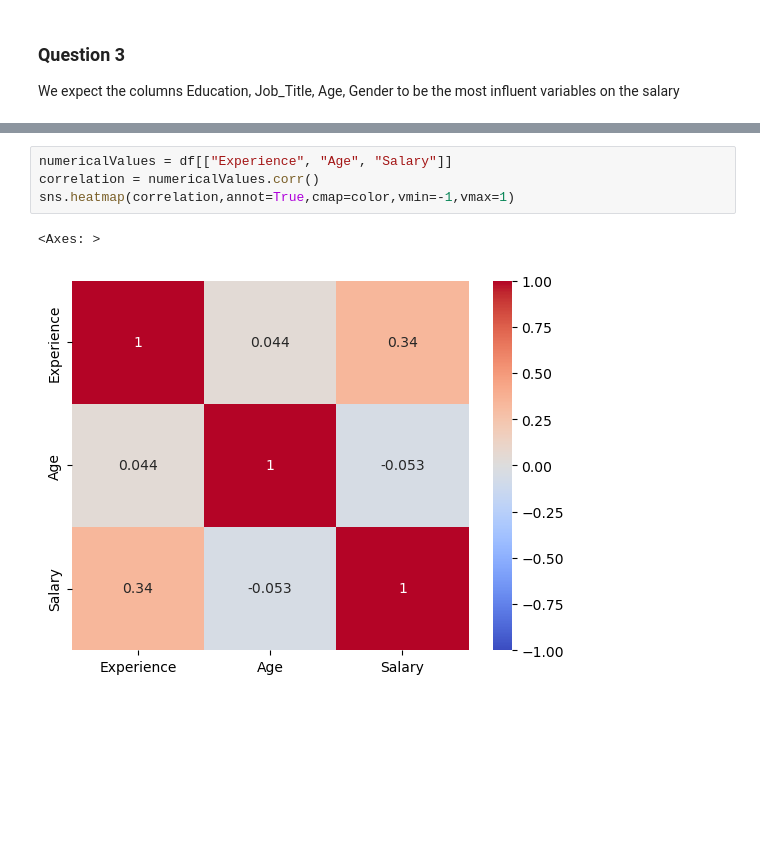
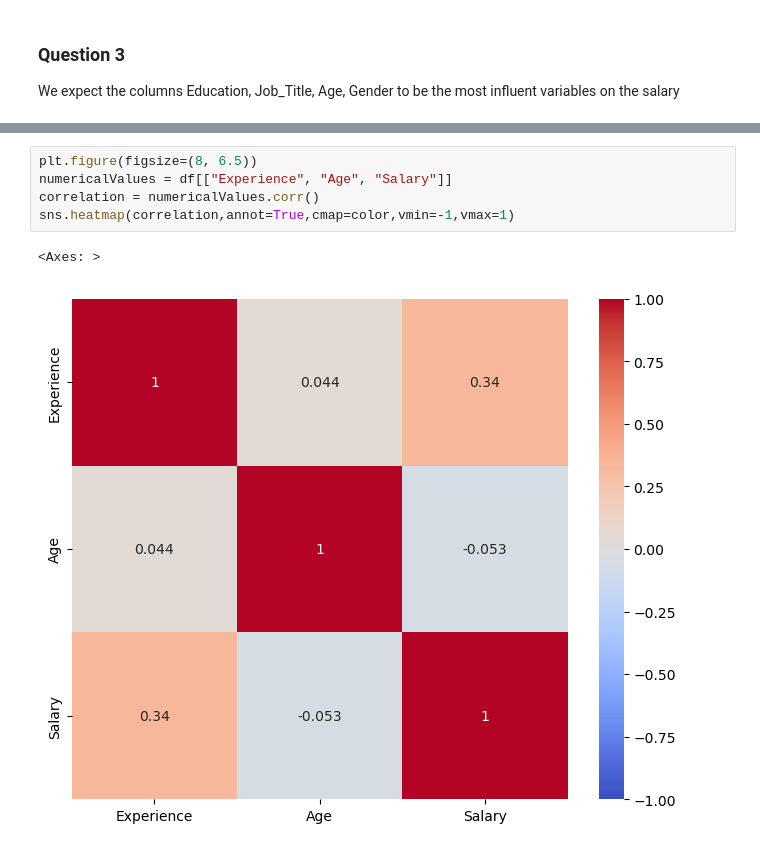
Before and after one commit to Nonouille/ExplainabilityAI, a Jupyter notebook: TD4.ipynb, the cells around one changed output, grey strips where cells are left out. Drawn from its saved outputs; the diff is of its cells as text; blank space fills up the shorter version.

```diff
--- a/TD4.ipynb
+++ b/TD4.ipynb
@@ -174,10 +186,11 @@ df = pd.read_csv('salary_prediction_data.csv')
 # %%
+plt.figure(figsize=(8, 6.5))
 numericalValues = df[["Experience", "Age", "Salary"]]
 correlation = numericalValues.corr()
 sns.heatmap(correlation,annot=True,cmap=color,vmin=-1,vmax=1)
 # %% [output]
 <Axes: >
-[figure, old version]
+[figure, new version]
 # %%
 df_edu = df.groupby("Education")["Salary"].mean().reset_index()
 
```
Also changed, not shown: parts of 9 cells of this notebook.
